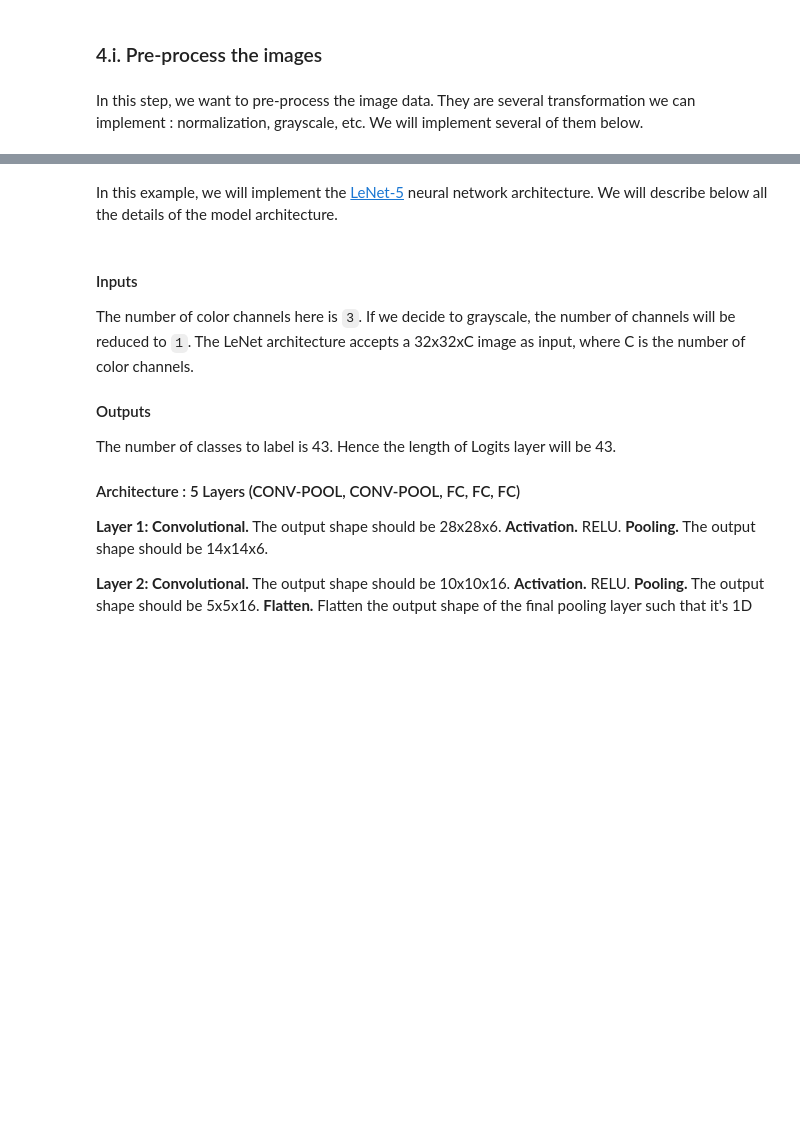
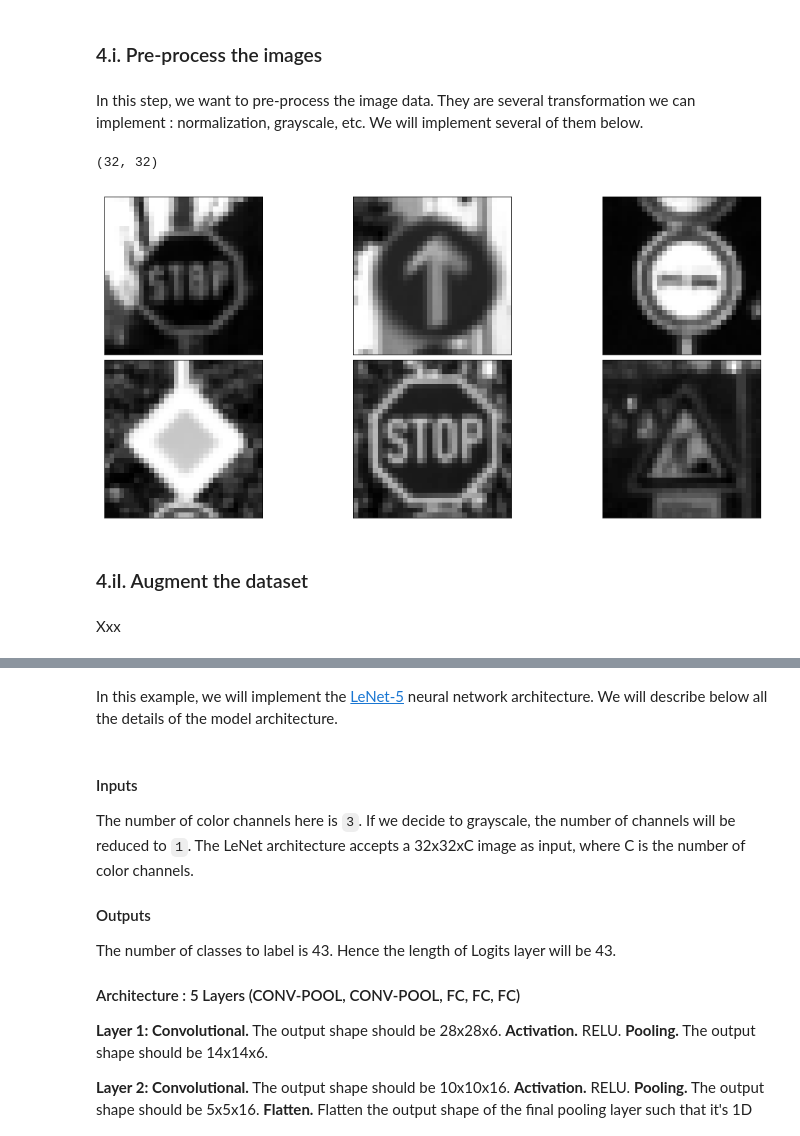
Before and after one commit to itismouad/sdcnd_traffic_sign_classifier, a Jupyter notebook: sdcnd_traffic_sign_classifier.ipynb, the cells around one changed output, grey strips where cells are left out. Cells and saved outputs as stored; diff of their text form; code cells hidden in the pictures; blank space fills up the shorter version.

```diff
--- a/sdcnd_traffic_sign_classifier.ipynb
+++ b/sdcnd_traffic_sign_classifier.ipynb
@@ -151,3 +181,16 @@ def pre_process_img(img):
     img_1 = normalize(img)
     img_2 = gray_scale(img)
     return img_2
+# %%
+demo_images_preprocessed = [pre_process_img(img) for img in demo_images]
+demo_images_preprocessed[0].shape
+# %% [output]
+(32, 32)
+# %%
+show_images(demo_images_preprocessed, 2, 3, labels=demo_labels)
+# %% [output]
+[figure, added]
+# %% [markdown]
+### 4.iI. Augment the dataset
+# %% [markdown]
+Xxx
```
Also changed, not shown: parts of 59 cells of this notebook, 10 other files.
